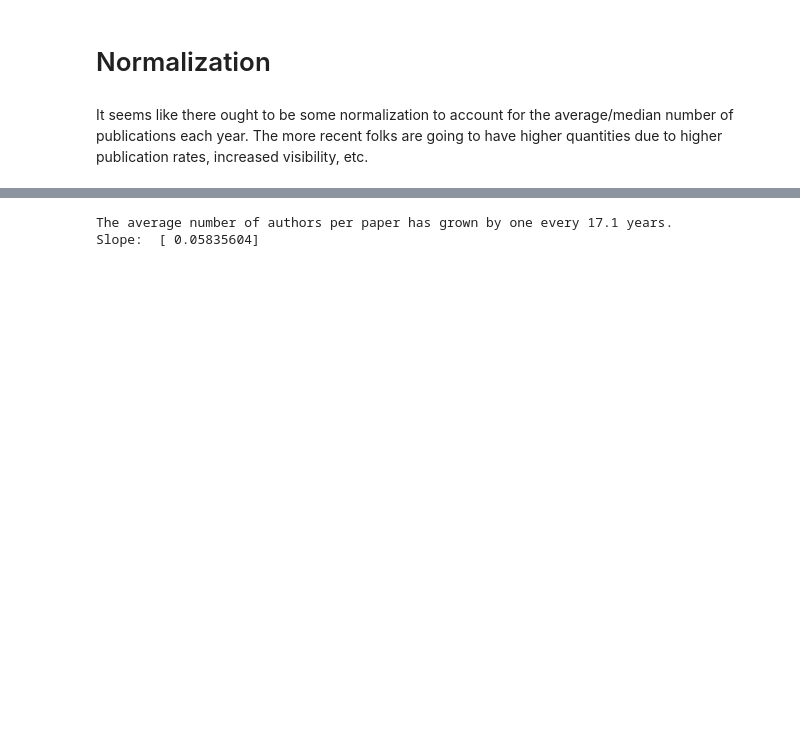
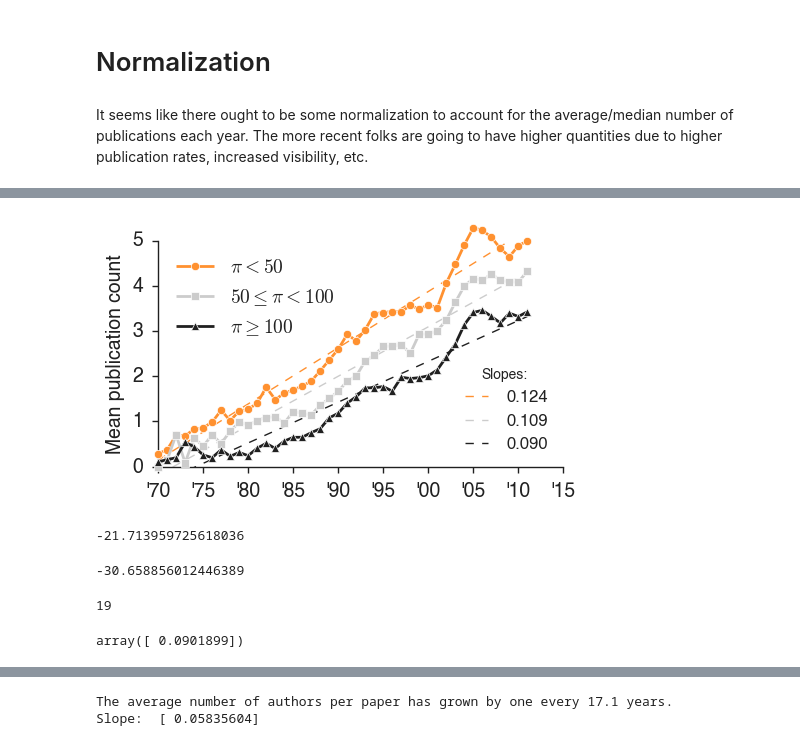
Before and after one commit to samfway/faculty_hiring, a Jupyter notebook: notebooks-productivity/General_Trends_Over_Time.ipynb, the cells around one changed output, grey strips where cells are left out. Saved outputs shown, nothing was run; the diff lists cells and outputs as text; code cells hidden in the pictures; blank space fills up the shorter version.

```diff
--- a/notebooks-productivity/General_Trends_Over_Time.ipynb
+++ b/notebooks-productivity/General_Trends_Over_Time.ipynb
@@ -122,0 +204,77 @@ Slope:  [ 0.10438616]
+# %%
+# Make the figure
+fig, ax = plt.subplots(figsize=(5,3))
+
+# TOP
+x = np.array([1970, 2011])
+traj = np.array([mean_counts_top[y] for y in years])
+ax.plot(years, traj, '-o', color=ACCENT_COLOR_1, linewidth=LINE_WIDTH,
+        clip_on=False, markeredgecolor='w', label=r'$\pi < %d$' % (top), zorder=100)
+reg_top = linregress(all_years, [mean_counts_top[y] for y in all_years])
+fit_top, = ax.plot(x, x*reg_top[0] + reg_top[1], '--', color=ACCENT_COLOR_1, zorder=-100)
+m_top = reg_top[0]
+
+# MIDDLE
+traj = np.array([mean_counts_mid[y] for y in years])
+ax.plot(years, traj, '-s', color=LIGHT_COLOR, linewidth=LINE_WIDTH, zorder=100,
+        clip_on=False, markeredgecolor='w', label=r'$%d \leq \pi < %d$' % (top, btm))
+reg_mid = linregress(all_years, [mean_counts_mid[y] for y in all_years])
+fit_mid, = ax.plot(x, x*reg_mid[0] + reg_mid[1], '--', color=LIGHT_COLOR, zorder=-100)
+m_mid = reg_mid[0]
+
+# BOTTOM
+traj = np.array([mean_counts_btm[y] for y in years])
+ax.plot(years, traj, '-^', color=ALMOST_BLACK, linewidth=LINE_WIDTH,
+        clip_on=False, markeredgecolor='w', label=r'$\pi \geq %d$' % (btm), zorder=100)
+reg_btm = linregress(all_years, [mean_counts_btm[y] for y in all_years])
+fit_btm, = ax.plot(x, x*reg_btm[0] + reg_btm[1], '--', color=ALMOST_BLACK, zorder=-100)
+m_btm = reg_btm[0]
+
+hide_right_top_axis(ax)
+ax.set_ylabel('Mean publication count', fontsize=LABEL_SIZE)
+ax.tick_params(axis='both', which='major', labelsize=LABEL_SIZE, pad=7)
+
+xticks = np.arange(1970, 2020, 5)
+ax.set_xticks(xticks)
+ax.set_xticklabels(["'" + str(y)[-2:] for y in xticks])
+
+real_legend = plt.legend(numpoints=1, fontsize=LABEL_SIZE, frameon=False, loc='upper left')
+ax.tick_params(axis='both', which='major', labelsize=LABEL_SIZE, pad=7)
+
+fits = [fit_top, fit_mid, fit_btm]
+plt.legend(fits, ['%.3f' % m_top, '%.3f' % m_mid, '%.3f' % m_btm], loc='lower right', frameon=False,
+           fontsize=LABEL_SIZE-2, title='Slopes:')
+ax.add_artist(real_legend)
+
+finalize(ax)
+ax.set_ylim(0,5)
+
+plt.savefig(figures_dir + 'prod_numb.pdf')
+
+plt.show()
+# %% [output]
+[figure, added]
+# %%
+m_top - m_mid / np.sqrt(reg_top[4]**2 + reg_mid[4]**2)
+
+# http://www.real-statistics.com/regression/hypothesis-testing-significance-regression-line-slope/comparing-slopes-two-independent-samples/
+# http://www.socscistatistics.com/pvalues/tdistribution.aspx
+# %% [output]
+-21.713959725618036
+# %%
+m_top - m_mid / (reg_top[4])
+# https://en.wikipedia.org/wiki/Student's_t-test
+# %% [output]
+-30.658856012446389
+# %%
+len(years)
+# %% [output]
+19
+# %%
+t = all_years[:]
+yt = np.array([mean_counts_btm[y] for y in all_years])
+res = linregress(t, yt)
+
+regr.coef_
+# %% [output]
+array([ 0.0901899])
```
Also changed, not shown: parts of 27 cells of this notebook.
